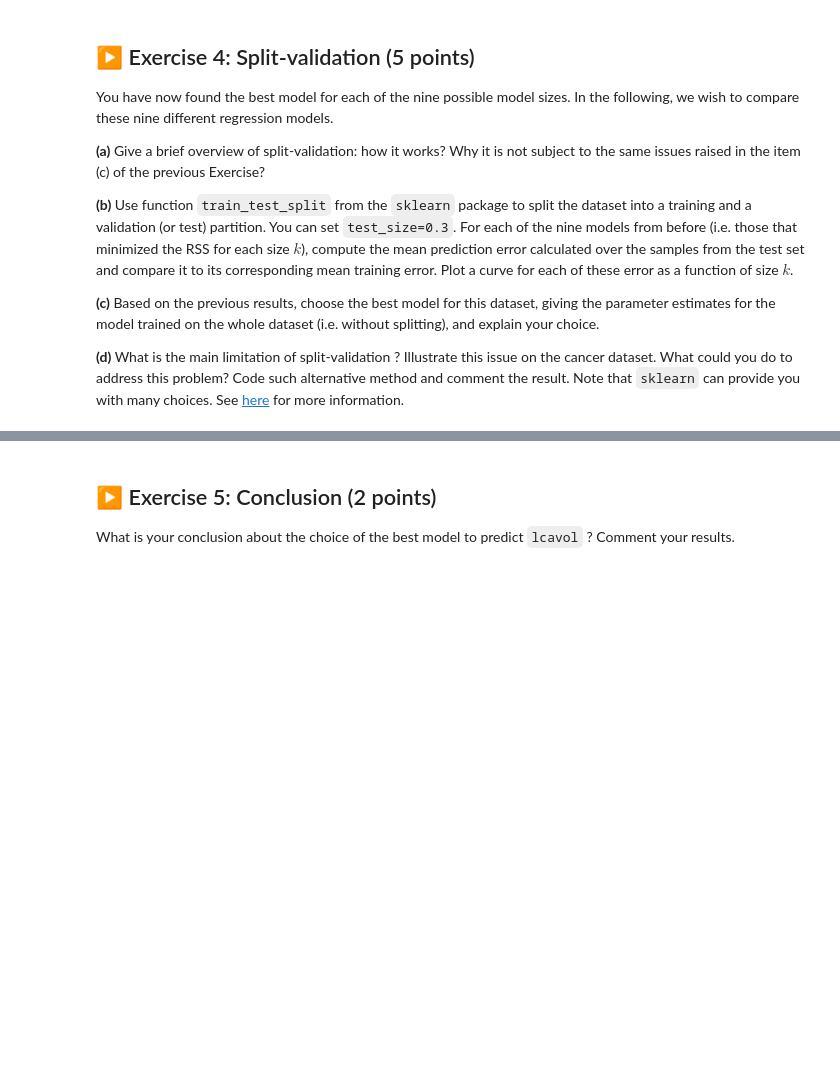
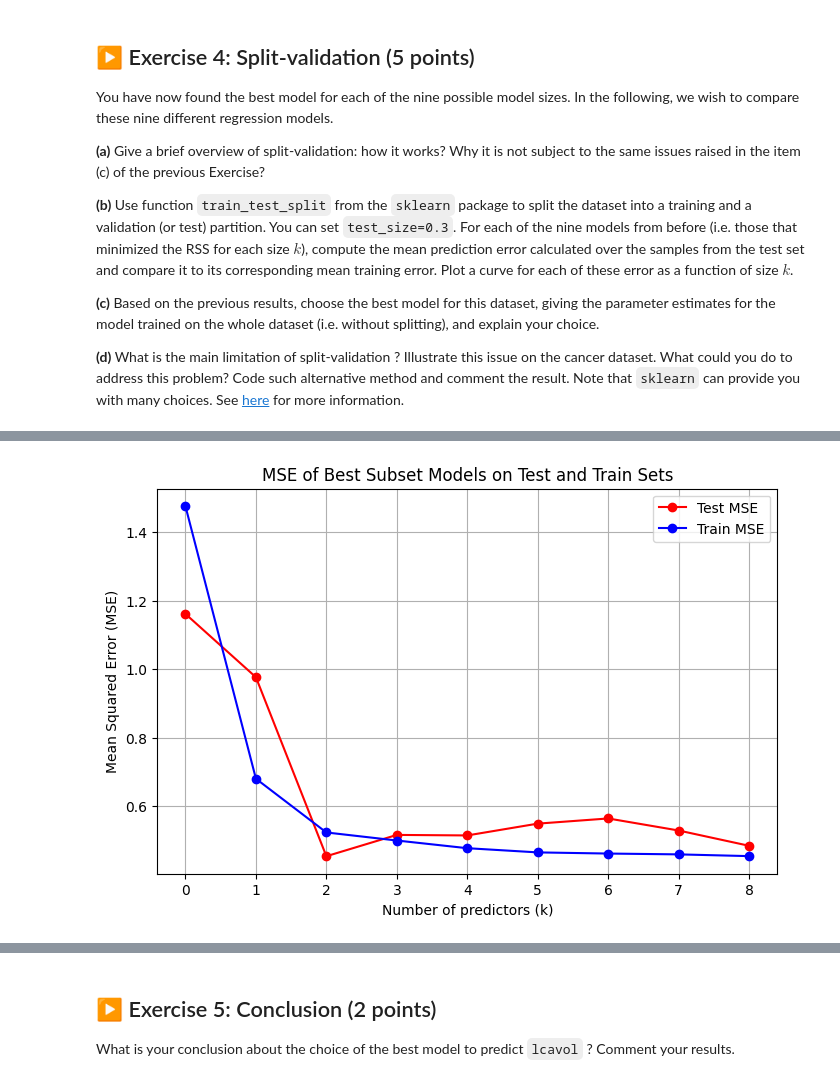
Before and after one commit to Macxsime/ISLA-reports-group32, a Jupyter notebook: TP1/TP1.ipynb, the cells around one changed output, grey strips where cells are left out. Saved outputs shown, nothing was run; the diff lists cells and outputs as text; code cells hidden in the pictures; blank space fills up the shorter version.

```diff
--- a/TP1/TP1.ipynb
+++ b/TP1/TP1.ipynb
@@ -734,0 +741,37 @@ you do to address this problem? Code such alternative method and comment the res
+# %%
+from sklearn.model_selection import train_test_split
+from sklearn.metrics import mean_squared_error
+X_train, X_test, y_train, y_test = train_test_split(X, y, test_size = 0.3, random_state = 1)
+
+def evaluate_model(X_train, y_train, X_eval, y_eval):
+    # Ajout d'une colonne de 1 pour l'intercept si elle n'existe pas
+    X_train_const = sm.add_constant(X_train, has_constant='add')
+    X_eval_const = sm.add_constant(X_eval, has_constant='add')
+
+    model = sm.OLS(y_train, X_train_const).fit()
+    y_pred = model.predict(X_eval_const)
+    mse = mean_squared_error(y_eval, y_pred)
+    return mse
+
+# for each model with k predictors, we evaluate the MSE on the train_set and the test_set
+mse_per_k = []
+for k in range(0, 9):
+    best_row, _ = find_best_subset(X_train, y_train, k)
+    selected_predictors = list(best_row['predictors'])
+    mse_test = evaluate_model(X_train[selected_predictors], y_train, X_test[selected_predictors], y_test)
+    mse_train = evaluate_model(X_train[selected_predictors], y_train, X_train[selected_predictors], y_train)
+    mse_per_k.append({'k': k, 'MSE': mse_test, 'MSE_train': mse_train})
+df_mse = pd.DataFrame(mse_per_k)
+
+# Plotting MSE_train and MSE_test vs k
+plt.figure(figsize=(8, 5))
+plt.plot(df_mse['k'], df_mse['MSE'], 'o-r', label='Test MSE')
+plt.plot(df_mse['k'], df_mse['MSE_train'], 'o-b', label='Train MSE')
+plt.xlabel('Number of predictors (k)')
+plt.ylabel('Mean Squared Error (MSE)')
+plt.title('MSE of Best Subset Models on Test and Train Sets')
+plt.legend()
+plt.grid(True)
+plt.show()
+# %% [output]
+[figure, added]
```
Also changed, not shown: parts of 7 cells of this notebook.
